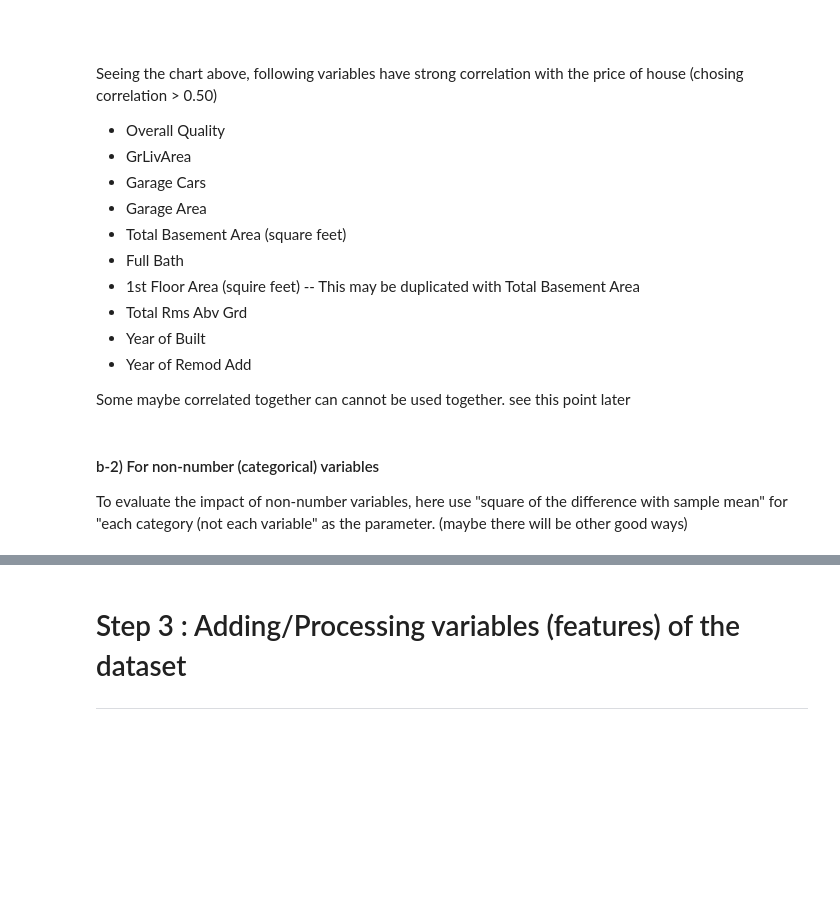
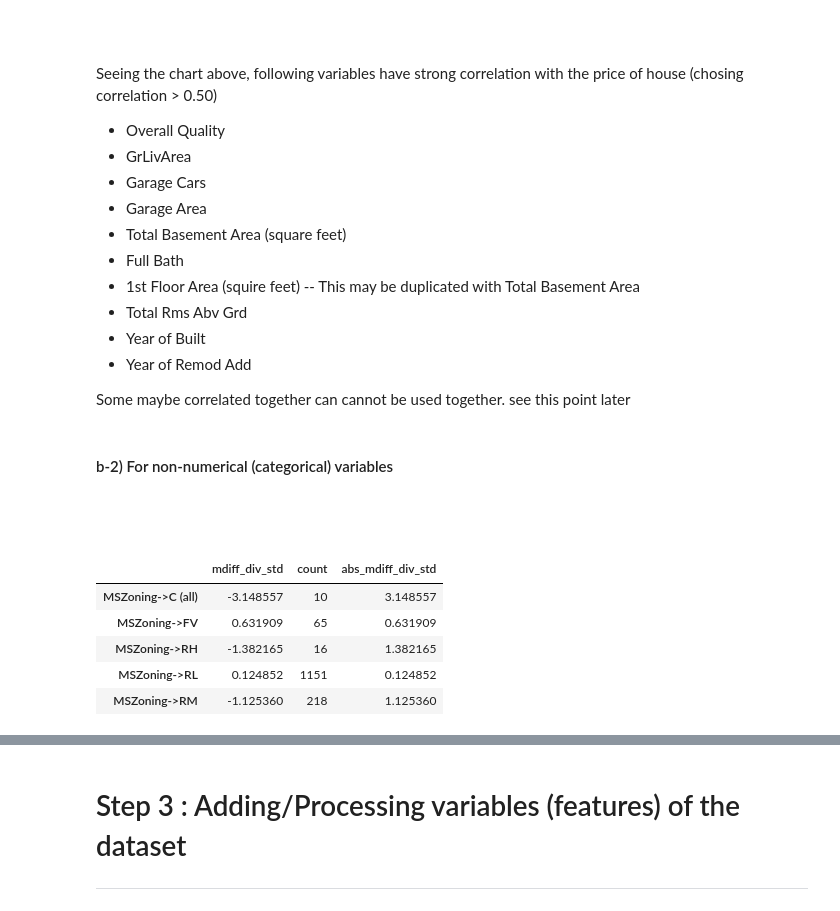
Before and after one commit to yaarams/house-pricing, a Jupyter notebook: notebooks/Note-T.ipynb, the cells around one changed output, grey strips where cells are left out. Drawn from its saved outputs; the diff is of its cells as text; code cells hidden in the pictures; blank space fills up the shorter version.

```diff
--- a/notebooks/Note-T.ipynb
+++ b/notebooks/Note-T.ipynb
@@ -286,10 +289,35 @@ Seeing the chart above, following variables have strong correlation with the pri
 - Year of Remod Add
 
 Some maybe correlated together can cannot be used together. see this point later
-# %% [markdown]
-#### b-2) For non-number (categorical) variables
-
-To evaluate the impact of non-number variables, here use "square of the difference with sample mean" for "each category (not each variable" as the parameter. (maybe there will be other good ways)
-
-
-<tr><tr>
+# %% [markdown]
+#### b-2) For non-numerical (categorical) variables
+
+<br><br>
+# %%
+pd_group = pd.DataFrame([])
+min_samples_ratio = 0.05
+
+for column_name in train_df:
+    dt = train_df[column_name].dtypes
+    if dt == 'object':
+
+        groupCount      = train_df.groupby(column_name)['SalePrice'].count()
+        groupMean       = train_df.groupby(column_name)['SalePrice'].mean()
+        groupStd        = train_df.groupby(column_name)['SalePrice'].std()
+        mdiff_div_std   = (groupMean- price_mean)/groupStd
+        groupIndex      = column_name +'-->' +groupCount.index
+        con = pd.concat([mdiff_div_std, groupCount],axis =1)
+        con.columns = ['mdiff_div_std','count']
+        con.index   = column_name + '->' +  con.index
+        pd_group = pd.concat([pd_group,con])
+
+pd_group['abs_mdiff_div_std'] = np.abs(pd_group['mdiff_div_std'] )
+
+pd_group.head()
+# %% [output]
+|  | mdiff_div_std | count | abs_mdiff_div_std |
+| MSZoning->C (all) | -3.148557 | 10 | 3.148557 |
+| MSZoning->FV | 0.631909 | 65 | 0.631909 |
+| MSZoning->RH | -1.382165 | 16 | 1.382165 |
+| MSZoning->RL | 0.124852 | 1151 | 0.124852 |
+| MSZoning->RM | -1.125360 | 218 | 1.125360 |
```
Also changed, not shown: parts of 13 cells of this notebook.
